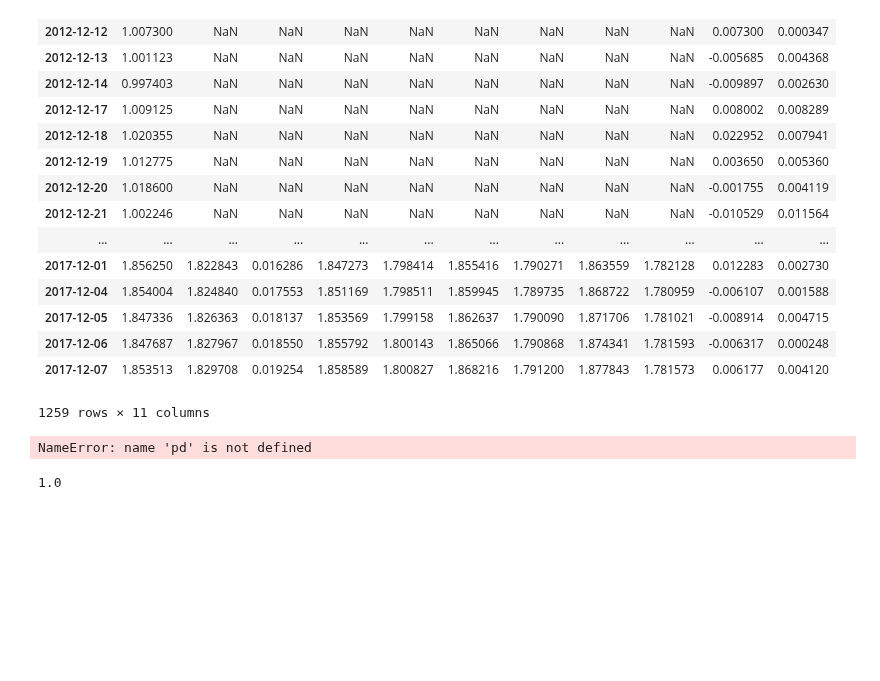
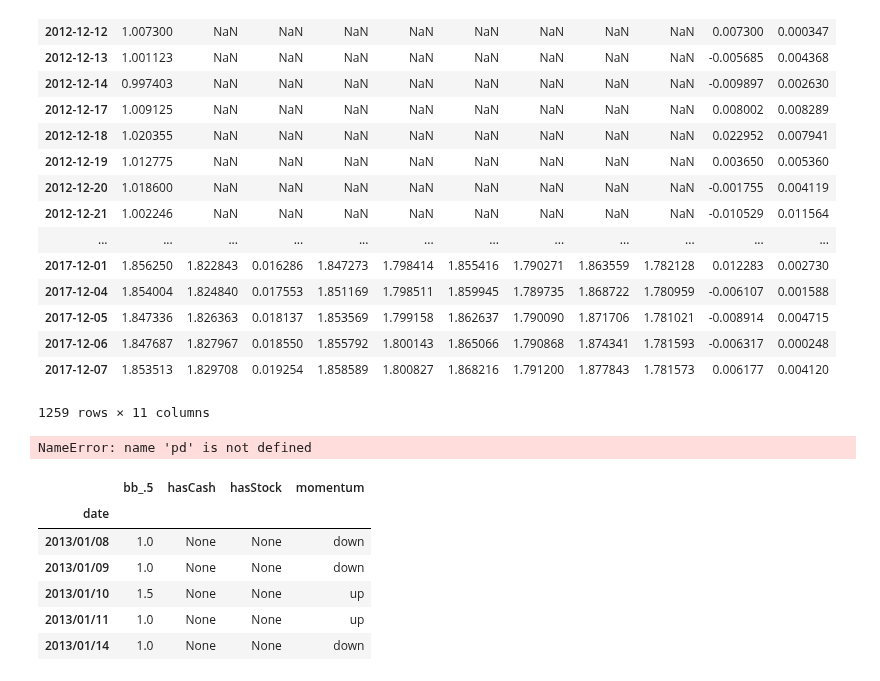
Before and after one commit to jlouie3/Conda_Notebooks, a Jupyter notebook: Projects/ReinforcmentLearning/Q-Learning.ipynb, the cells around one changed output. Drawn from its saved outputs; the diff is of its cells as text; code cells hidden in the pictures; blank space fills up the shorter version.

```diff
--- a/Projects/ReinforcmentLearning/Q-Learning.ipynb
+++ b/Projects/ReinforcmentLearning/Q-Learning.ipynb
@@ -404,7 +404,13 @@ class Q_Learner:
         return str((state_str, action))
 # %% [output]
 NameError: name 'pd' is not defined
-# %%
-data.iloc[0]['close']
-# %% [output]
-1.0
+# %%
+state_df.iloc[20:25]
+# %% [output]
+|  | bb_.5 | hasCash | hasStock | momentum |
+| date |  |  |  |  |
+| 2013/01/08 | 1.0 | None | None | down |
+| 2013/01/09 | 1.0 | None | None | down |
+| 2013/01/10 | 1.5 | None | None | up |
+| 2013/01/11 | 1.0 | None | None | up |
+| 2013/01/14 | 1.0 | None | None | down |
```
Also changed, not shown: 2 other files.
